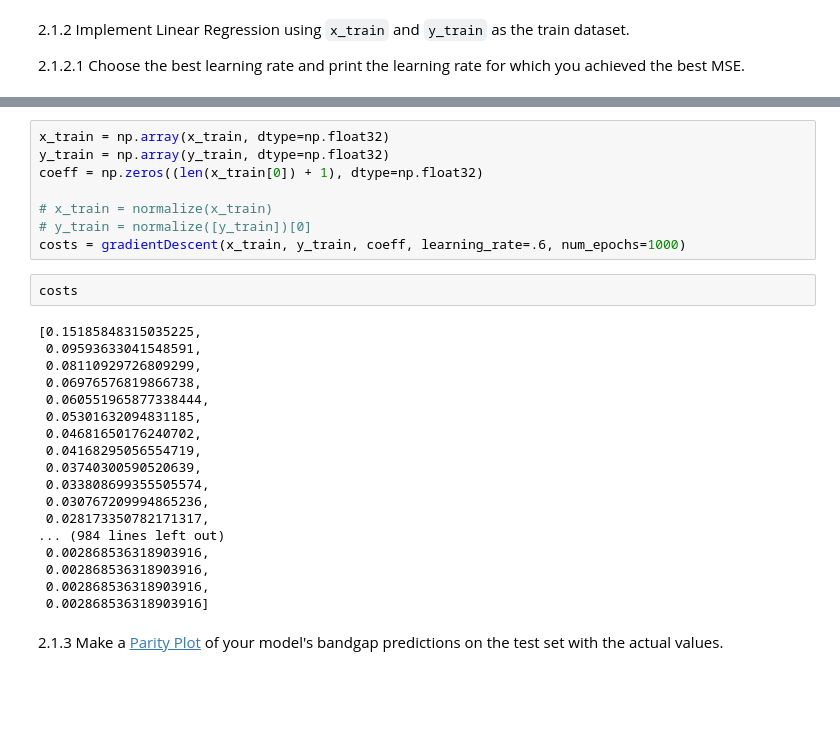
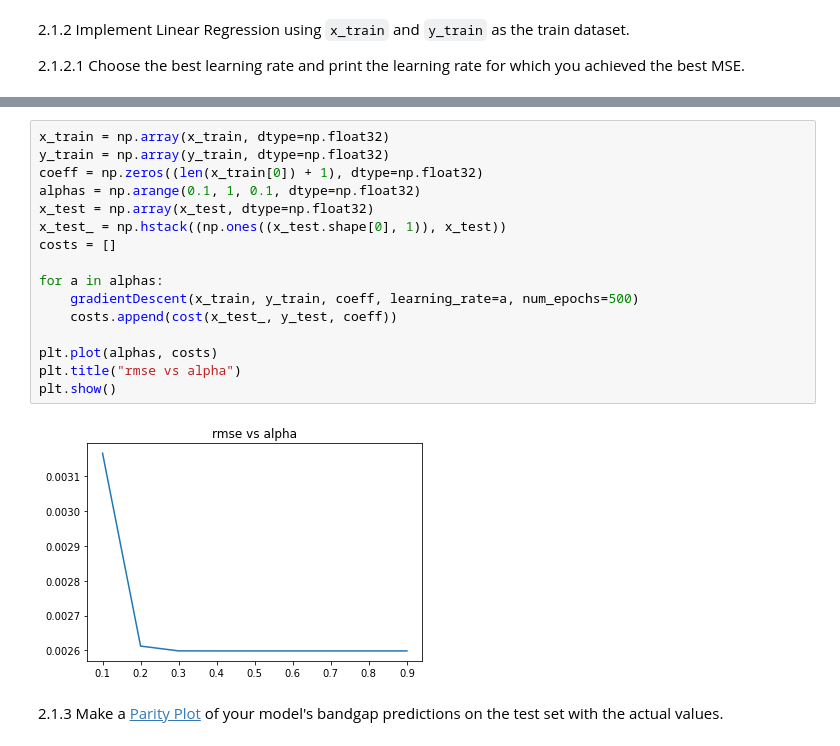
Before and after one commit to spashal/SMAI, a Jupyter notebook: Assignment2/rollnumber_Assignment2_Q2.ipynb, the cells around one changed output, grey strips where cells are left out. Drawn from its saved outputs; the diff is of its cells as text; blank space fills up the shorter version.

```diff
--- a/Assignment2/rollnumber_Assignment2_Q2.ipynb
+++ b/Assignment2/rollnumber_Assignment2_Q2.ipynb
@@ -103,31 +96,21 @@ def gradientDescent(x, y, coeff, learning_rate, num_epochs):
 # %%
 x_train = np.array(x_train, dtype=np.float32)
 y_train = np.array(y_train, dtype=np.float32)
 coeff = np.zeros((len(x_train[0]) + 1), dtype=np.float32)
+alphas = np.arange(0.1, 1, 0.1, dtype=np.float32)
+x_test = np.array(x_test, dtype=np.float32)
+x_test_ = np.hstack((np.ones((x_test.shape[0], 1)), x_test))
+costs = []
 
-# x_train = normalize(x_train)
-# y_train = normalize([y_train])[0]
-costs = gradientDescent(x_train, y_train, coeff, learning_rate=.6, num_epochs=1000)
+for a in alphas:
+    gradientDescent(x_train, y_train, coeff, learning_rate=a, num_epochs=500)
+    costs.append(cost(x_test_, y_test, coeff))
+
+plt.plot(alphas, costs)
+plt.title("rmse vs alpha")
+plt.show()
+# %% [output]
+[figure, added]
-# %%
-costs
-# %% [output]
-[0.15185848315035225,
- 0.09593633041548591,
- 0.08110929726809299,
- 0.06976576819866738,
- 0.060551965877338444,
- 0.05301632094831185,
- 0.04681650176240702,
- 0.04168295056554719,
- 0.03740300590520639,
- 0.033808699355505574,
- 0.030767209994865236,
- 0.028173350782171317,
-... (984 lines left out)
- 0.002868536318903916,
- 0.002868536318903916,
- 0.002868536318903916,
- 0.002868536318903916]
 # %% [markdown]
 2.1.3 Make a [Parity Plot](https://en.wikipedia.org/wiki/Parity_plot) of your model's bandgap predictions on the test set with the actual values.
 # %%
```
Also changed, not shown: parts of 4 cells of this notebook.
